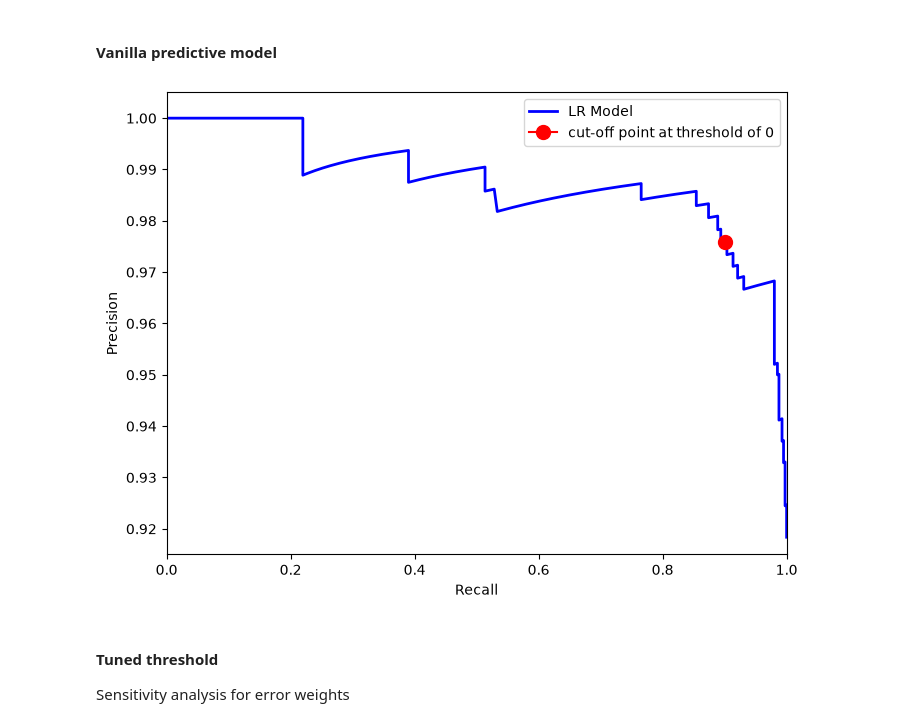
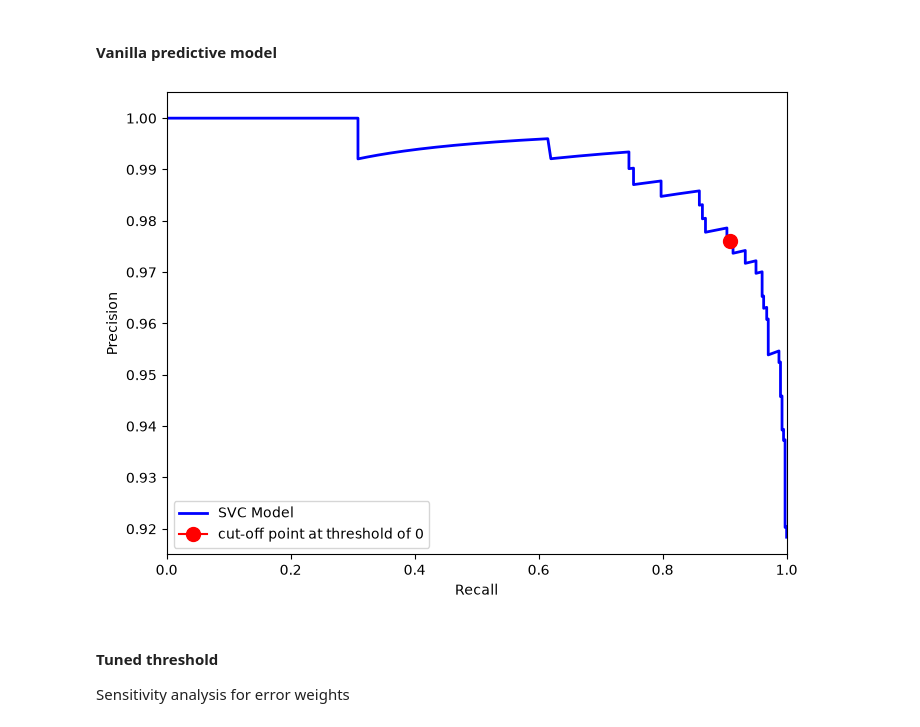
Before and after one commit to svd-jelo/SpaceY-Falcon-9-Project, a Jupyter notebook: notebooks/3.2-cjra-modelling.ipynb, the cells around one changed output. Saved outputs shown, nothing was run; the diff lists cells and outputs as text; code cells hidden in the pictures.

Commit message:
Finalize model selection

```diff
--- a/notebooks/3.2-cjra-modelling.ipynb
+++ b/notebooks/3.2-cjra-modelling.ipynb
@@ -850,14 +850,13 @@ svc_param_grid = [
 
 svc_model = RandomizedSearchCV(
     Pipeline([('transformer', transformer),
-              ('classifier', SVC(class_weight='balanced', random_state=random_state, verbose=1))
+              ('classifier', SVC(class_weight='balanced', random_state=random_state))
              ]),
     svc_param_grid,
     scoring = 'average_precision',
     cv = 5,
     random_state = random_state,
     n_iter = 80,
-    verbose = 3,
     n_jobs = -1
 )
 
@@ -941,0 +977,27 @@ CV Results
+# %%
+from sklearn.tree import DecisionTreeClassifier
+from scipy.stats import randint
+
+tree_param_grid = {
+    'classifier__min_samples_split': uniform(loc=0.7, scale=0.15),
+    'classifier__min_samples_leaf': uniform(loc=0, scale=0.1),
+    'classifier__max_features': uniform(loc=0.1, scale=0.3),
+    'classifier__min_impurity_decrease': uniform(loc=0.01,scale=0.040),
+    'classifier__ccp_alpha': uniform(loc=0,scale=0.15)
+}
+
+tree_model = RandomizedSearchCV(
+    Pipeline([
+        ('transform', transformer),
+        ('classifier', DecisionTreeClassifier(class_weight='balanced', random_state=random_state, max_depth=3))
+    ]),
+    tree_param_grid,
+    scoring = 'average_precision',
+    cv = 5,
+    random_state = random_state,
+    n_iter = 100,
+    n_jobs = -1,
+    return_train_score=True
+)
+
+tree_model.fit(X_train,y_train)
@@ -949,7 +1079,7 @@ from sklearn.model_selection import cross_val_predict
 
 fig, ax = plt.subplots(figsize=(8,6))
 
-y_scores = cross_val_predict(lr_hyperparam.best_estimator_,
+y_scores = cross_val_predict(svc_model.best_estimator_,
                              X_train,
                              y_train,
                              cv=5,
@@ -957,35 +1087,35 @@ y_scores = cross_val_predict(lr_hyperparam.best_estimator_,
 
 precisions, recalls, thresholds = precision_recall_curve(y_train, y_scores)
 
 ax.plot(
     recalls,
     precisions,
     color = 'blue',
     ls = '-',
     lw = 2,
-    label='LR Model'
+    label='SVC Model'
 )
 
 # Default threshold
 ax.plot(
     recalls[np.argmin(np.abs(thresholds))],
     precisions[np.argmin(np.abs(thresholds))],
     marker="o",
     markersize=10,
     color='red',
     label='cut-off point at threshold of 0'
 )
 
 ax.legend()
 ax.set_aspect('auto')
 ax.set_ylim(0.915,1.005)
 ax.set_xlim(0,1)
 ax.set_xlabel('Recall')
 ax.set_ylabel('Precision')
 
 plt.show()
 # %% [output]
-[figure, old version]
+[figure, new version]
 # %% [markdown]
 #### Tuned threshold
 
```
Also changed, not shown: parts of 23 cells of this notebook, 3 other files.
